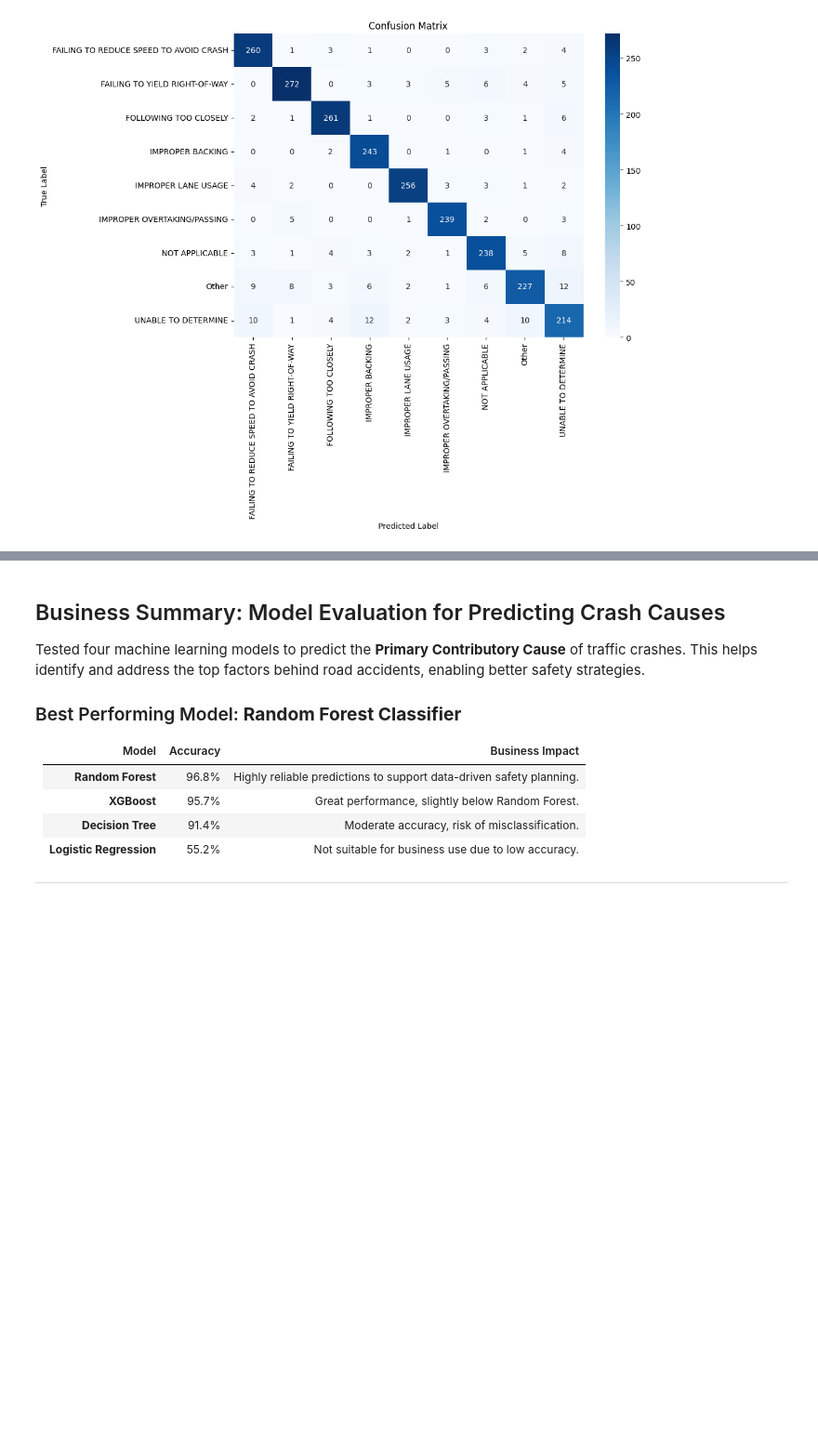
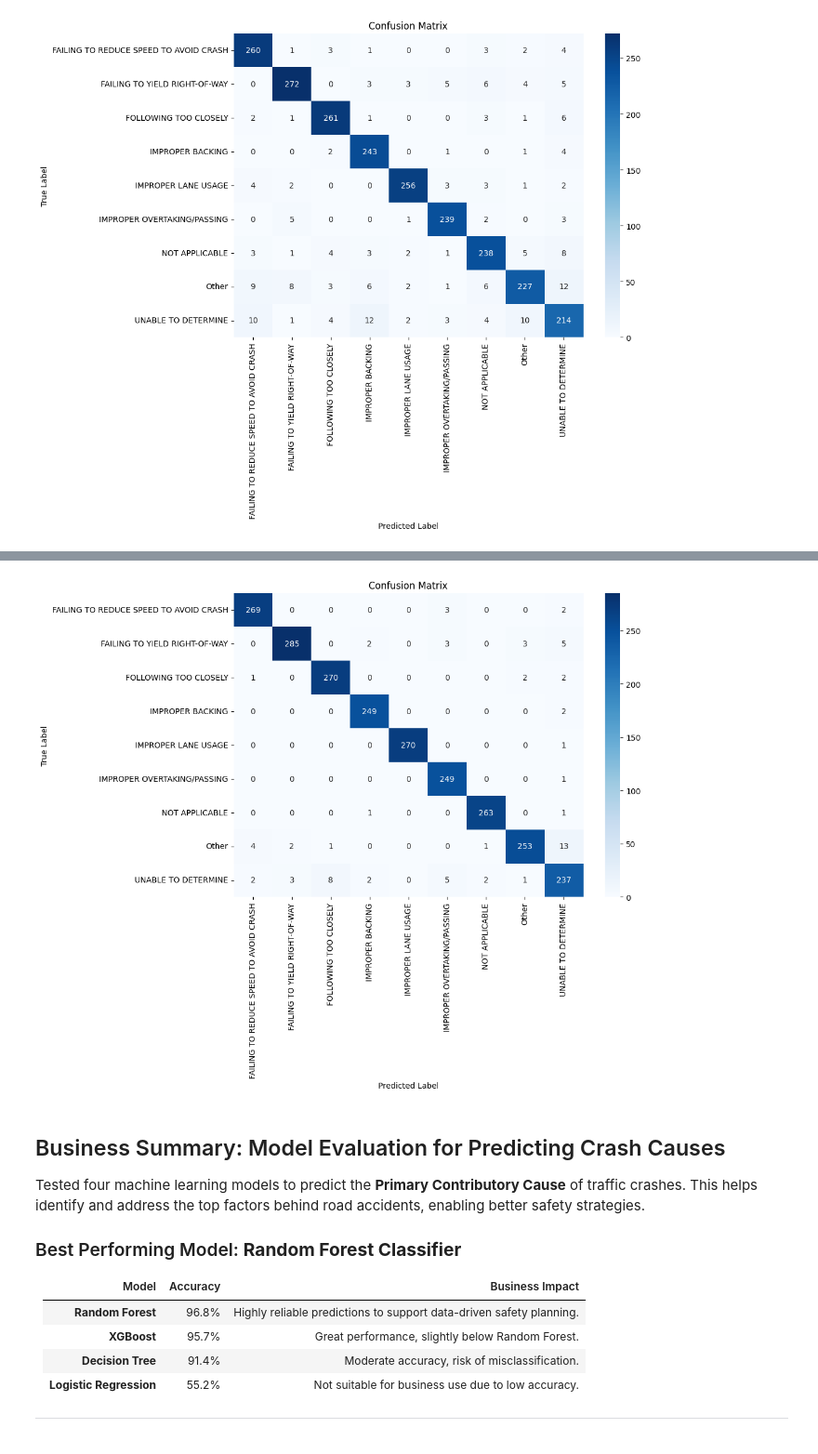
Before and after one commit to Wandawa16/Predicting-Traffic-Crash-Causes-Using-Machine-Learning, a Jupyter notebook: index.ipynb, the cells around one changed output, grey strips where cells are left out. Shown: that part at 93% size. Cells and saved outputs as stored; diff of their text form; code cells hidden in the pictures; blank space fills up the shorter version.

Commit message:
Add visualizations to notebook and updated presentation slides

```diff
--- a/index.ipynb
+++ b/index.ipynb
@@ -703,0 +701,31 @@ plot_confusion_matrix(cm_dt, le.classes_)
+# %%
+from sklearn.model_selection import GridSearchCV
+
+param_grid = {
+    'n_estimators': [100, 200],
+    'max_depth': [10, 20, None],
+    'min_samples_split': [2, 5],
+    'min_samples_leaf': [1, 2],
+    'max_features': ['sqrt', 'log2']
+}
+
+grid_search = GridSearchCV(
+    RandomForestClassifier(random_state=42),
+    param_grid,
+    cv=5,
+    scoring='accuracy',
+    n_jobs=-1,
+    verbose=1
+)
+
+grid_search.fit(X_train, y_train)
+
+best_model = grid_search.best_estimator_
+print("Best parameters found: ", grid_search.best_params_)
+y_pred_best = best_model.predict(X_test)
+print(" Best Random Forest after Grid Search:")
+print("Accuracy:", accuracy_score(y_test, y_pred_best))
+print("Precision:", precision_score(y_test, y_pred_best, average='weighted'))
+print("Recall:", recall_score(y_test, y_pred_best, average='weighted'))
+print("F1 Score:", f1_score(y_test, y_pred_best, average='weighted'))
+print("Classification Report:\n", classification_report(y_test, y_pred_best))
@@ -704,3 +769,9 @@ plot_confusion_matrix(cm_dt, le.classes_)
+# %%
+#plot confusion matrix for best random forest
+cm_best_rf = confusion_matrix(y_test, y_pred_best)
+plot_confusion_matrix(cm_best_rf, le.classes_)
+# %% [output]
+[figure, added]
 # %% [markdown]
 ##  Business Summary: Model Evaluation for Predicting Crash Causes
 
```
Also changed, not shown: parts of 34 cells of this notebook, 1 other file.
